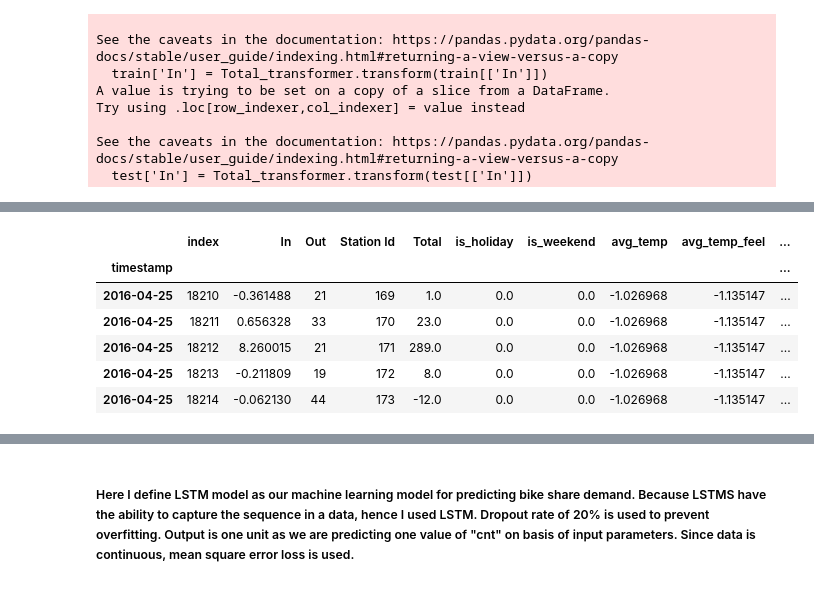
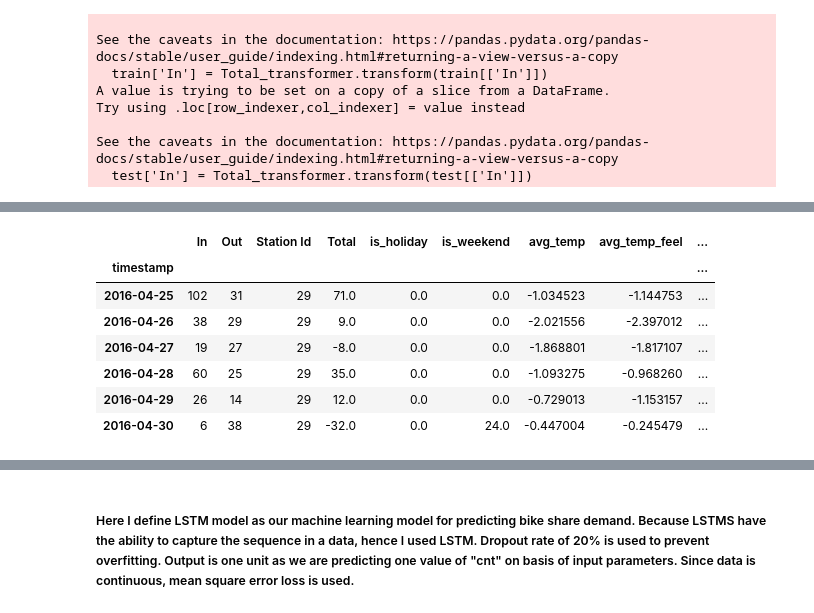
Before and after one commit to hchae0817/final_project, a Jupyter notebook: bike_machine_learning.ipynb, the cells around one changed output, grey strips where cells are left out. Saved outputs shown, nothing was run; the diff lists cells and outputs as text; code cells hidden in the pictures.

```diff
--- a/bike_machine_learning.ipynb
+++ b/bike_machine_learning.ipynb
@@ -209,2 +372,7 @@ model.add(layers.Dense(1, activation='sigmoid'))
 
 model.compile(optimizer='adam', loss='binary_crossentropy', metrics=['accuracy'])
+# %%
+train_size = int(len(df[0]) * 0.8)
+test_size = len(df[0]) - train_size
+train, test = df[0].iloc[0:train_size], df[0].iloc[train_size:len(df[0])]
+print(len(train),len(test))
@@ -211,12 +388,14 @@ model.compile(optimizer='adam', loss='binary_crossentropy', metrics=['accuracy']
 # %%
 # split into input (train) and output (test) variables for each of the datasets
-
+i = 1
 for i in range(30): # meant to be len(dataset['Station Id'])
     train_size = int(len(df[i]) * 0.8)
     test_size = len(df[i]) - train_size
     train, test = df[i].iloc[0:train_size], df[i].iloc[train_size:len(df[i])]
     print(len(train),len(test))
+    print(train.index[i] ,"train",test.index[i])
     # fit the model
-    #model.fit(train, test, epochs=10)
+    #model.fit(np.array(train), np.array(test), epochs=10)
+    #model.fit(train.index[0], test.index[0], epochs=10)
 # %% [output]
 18 5
@@ -242,8 +419,14 @@ for i in range(30): # meant to be len(dataset['Station Id'])
 # %% [markdown]
 ## LSTM (Long short-term memory neural networks)
 # %%
-train_size = int(len(dataset) * 0.8)
-test_size = len(dataset) - train_size
-train, test = dataset.iloc[0:train_size], dataset.iloc[train_size:len(dataset)]
-print(len(train),len(test))
+# split into input (train) and output (test) variables for each of the datasets
+i = 1
+for i in range(30): # meant to be len(dataset['Station Id'])
+    train_size = int(len(df[i]) * 0.8)
+    test_size = len(df[i]) - train_size
+    train, test = df[i].iloc[0:train_size], df[i].iloc[train_size:len(df[i])]
+    #print(len(train),len(test))
+
+
+print(train.index[0])
 # %% [output]
@@ -296,13 +490,14 @@ train.head()
 # %%
-test.head()
+test
 # %% [output]
-|  | index | In | Out | Station Id | Total | is_holiday | is_weekend | avg_temp | avg_temp_feel | ... |
-| timestamp |  |  |  |  |  |  |  |  |  | ... |
-| 2016-04-25 | 18210 | -0.361488 | 21 | 169 | 1.0 | 0.0 | 0.0 | -1.026968 | -1.135147 | ... |
-| 2016-04-25 | 18211 | 0.656328 | 33 | 170 | 23.0 | 0.0 | 0.0 | -1.026968 | -1.135147 | ... |
-| 2016-04-25 | 18212 | 8.260015 | 21 | 171 | 289.0 | 0.0 | 0.0 | -1.026968 | -1.135147 | ... |
-| 2016-04-25 | 18213 | -0.211809 | 19 | 172 | 8.0 | 0.0 | 0.0 | -1.026968 | -1.135147 | ... |
-| 2016-04-25 | 18214 | -0.062130 | 44 | 173 | -12.0 | 0.0 | 0.0 | -1.026968 | -1.135147 | ... |
+|  | In | Out | Station Id | Total | is_holiday | is_weekend | avg_temp | avg_temp_feel | ... |
+| timestamp |  |  |  |  |  |  |  |  | ... |
+| 2016-04-25 | 102 | 31 | 29 | 71.0 | 0.0 | 0.0 | -1.034523 | -1.144753 | ... |
+| 2016-04-26 | 38 | 29 | 29 | 9.0 | 0.0 | 0.0 | -2.021556 | -2.397012 | ... |
+| 2016-04-27 | 19 | 27 | 29 | -8.0 | 0.0 | 0.0 | -1.868801 | -1.817107 | ... |
+| 2016-04-28 | 60 | 25 | 29 | 35.0 | 0.0 | 0.0 | -1.093275 | -0.968260 | ... |
+| 2016-04-29 | 26 | 14 | 29 | 12.0 | 0.0 | 0.0 | -0.729013 | -1.153157 | ... |
+| 2016-04-30 | 6 | 38 | 29 | -32.0 | 0.0 | 24.0 | -0.447004 | -0.245479 | ... |
 # %%
 ## Create X_train, y_train, X_test and y_test
 
```
Also changed, not shown: parts of 25 cells of this notebook.
